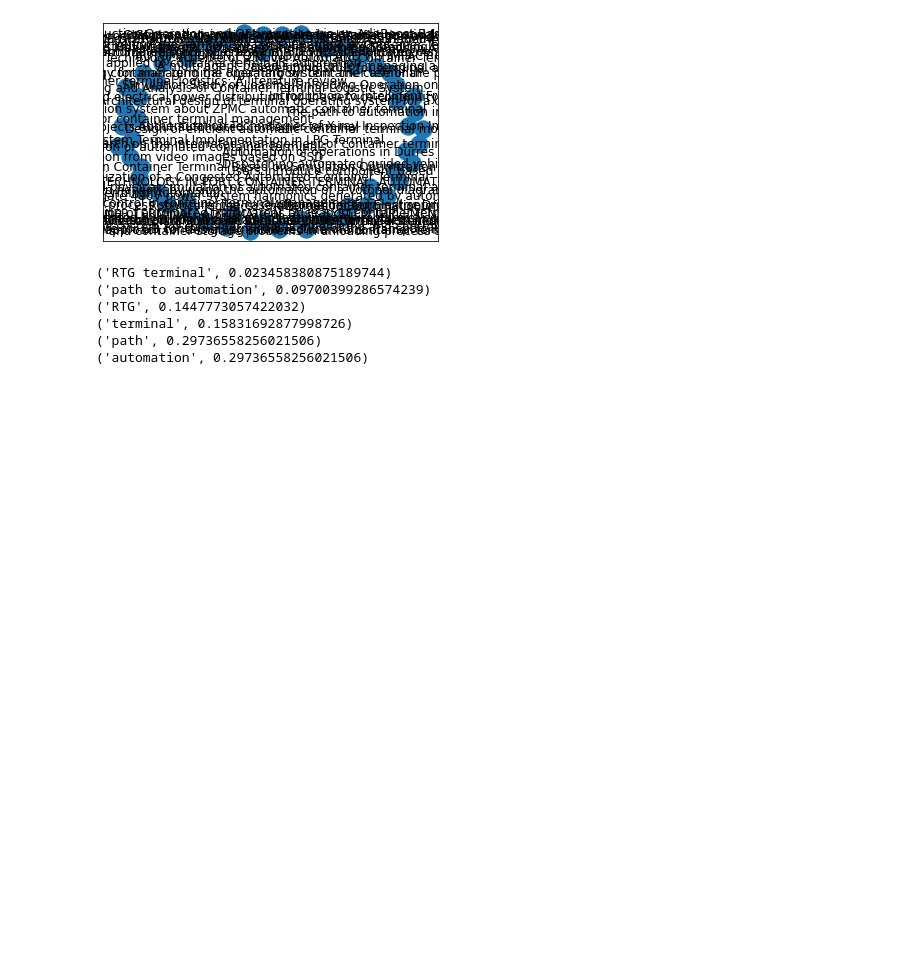
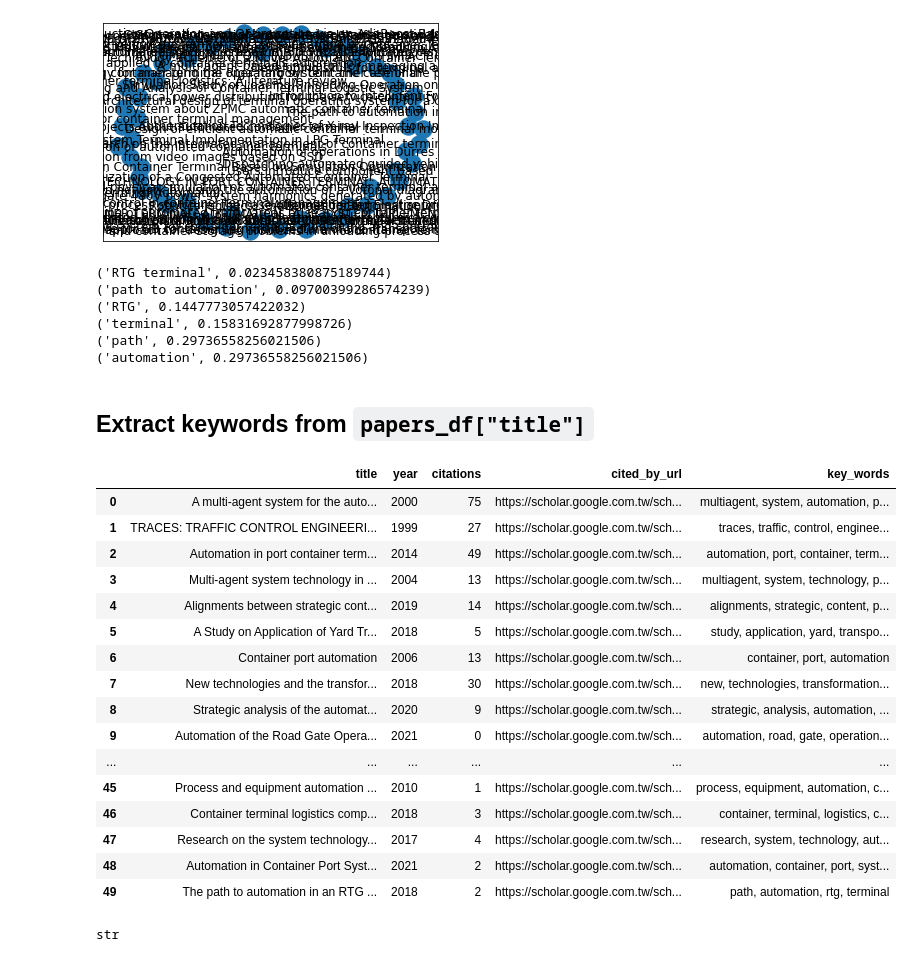
Before and after one commit to jhupiterz/research-analytics, a Jupyter notebook: Notebooks/data_viz.ipynb, the cells around one changed output. Saved outputs shown, nothing was run; the diff lists cells and outputs as text; code cells hidden in the pictures; blank space fills up the shorter version.

```diff
--- a/Notebooks/data_viz.ipynb
+++ b/Notebooks/data_viz.ipynb
@@ -244,3 +245,45 @@ plt.show()
 ('terminal', 0.15831692877998726)
 ('path', 0.29736558256021506)
 ('automation', 0.29736558256021506)
+# %% [markdown]
+## Extract keywords from `papers_df["title"]`
+# %%
+key_words = []
+
+for i in  range(len(papers_df)):
+    text = papers_df['title'][i]
+    text = text.lower()
+    text = text.translate(str.maketrans('','',string.punctuation))
+
+    text_tokens = word_tokenize(text)
+
+    tokens_without_sw = [word for word in text_tokens if not word in stopwords.words()]
+    filtered_sentence = (", ").join(tokens_without_sw)
+
+    key_words.append(filtered_sentence)
+
+papers_df['key_words'] = key_words
+
+papers_df
+# %% [output]
+|  | title | year | citations | cited_by_url | key_words |
+| 0 | A multi-agent system for the auto... | 2000 | 75 | https://scholar.google.com.tw/sch... | multiagent, system, automation, p... |
+| 1 | TRACES: TRAFFIC CONTROL ENGINEERI... | 1999 | 27 | https://scholar.google.com.tw/sch... | traces, traffic, control, enginee... |
+| 2 | Automation in port container term... | 2014 | 49 | https://scholar.google.com.tw/sch... | automation, port, container, term... |
+| 3 | Multi-agent system technology in ... | 2004 | 13 | https://scholar.google.com.tw/sch... | multiagent, system, technology, p... |
+| 4 | Alignments between strategic cont... | 2019 | 14 | https://scholar.google.com.tw/sch... | alignments, strategic, content, p... |
+| 5 | A Study on Application of Yard Tr... | 2018 | 5 | https://scholar.google.com.tw/sch... | study, application, yard, transpo... |
+| 6 | Container port automation | 2006 | 13 | https://scholar.google.com.tw/sch... | container, port, automation |
+| 7 | New technologies and the transfor... | 2018 | 30 | https://scholar.google.com.tw/sch... | new, technologies, transformation... |
+| 8 | Strategic analysis of the automat... | 2020 | 9 | https://scholar.google.com.tw/sch... | strategic, analysis, automation, ... |
+| 9 | Automation of the Road Gate Opera... | 2021 | 0 | https://scholar.google.com.tw/sch... | automation, road, gate, operation... |
+| ... | ... | ... | ... | ... | ... |
+| 45 | Process and equipment automation ... | 2010 | 1 | https://scholar.google.com.tw/sch... | process, equipment, automation, c... |
+| 46 | Container terminal logistics comp... | 2018 | 3 | https://scholar.google.com.tw/sch... | container, terminal, logistics, c... |
+| 47 | Research on the system technology... | 2017 | 4 | https://scholar.google.com.tw/sch... | research, system, technology, aut... |
+| 48 | Automation in Container Port Syst... | 2021 | 2 | https://scholar.google.com.tw/sch... | automation, container, port, syst... |
+| 49 | The path to automation in an RTG ... | 2018 | 2 | https://scholar.google.com.tw/sch... | path, automation, rtg, terminal |
+# %%
+type(papers_df.key_words[0])
+# %% [output]
+str
```
Also changed, not shown: parts of 10 cells of this notebook.
